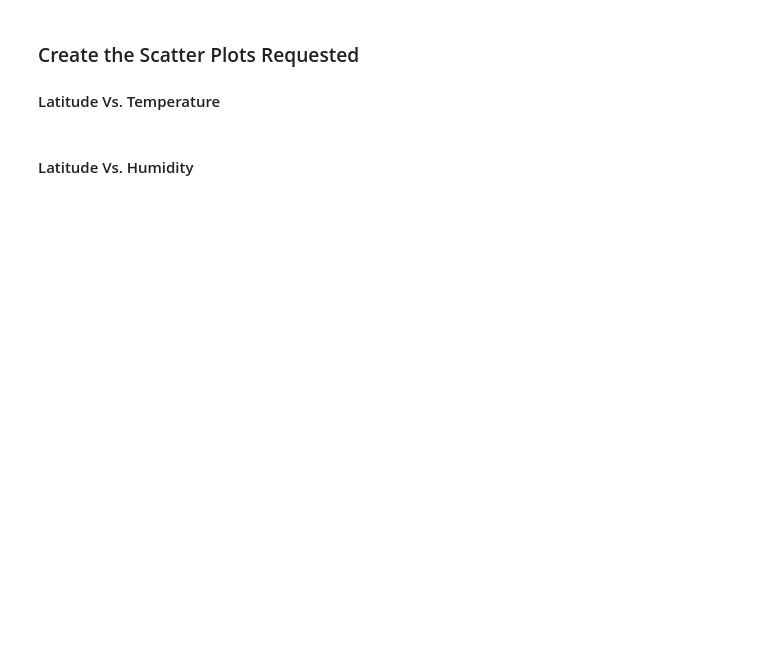
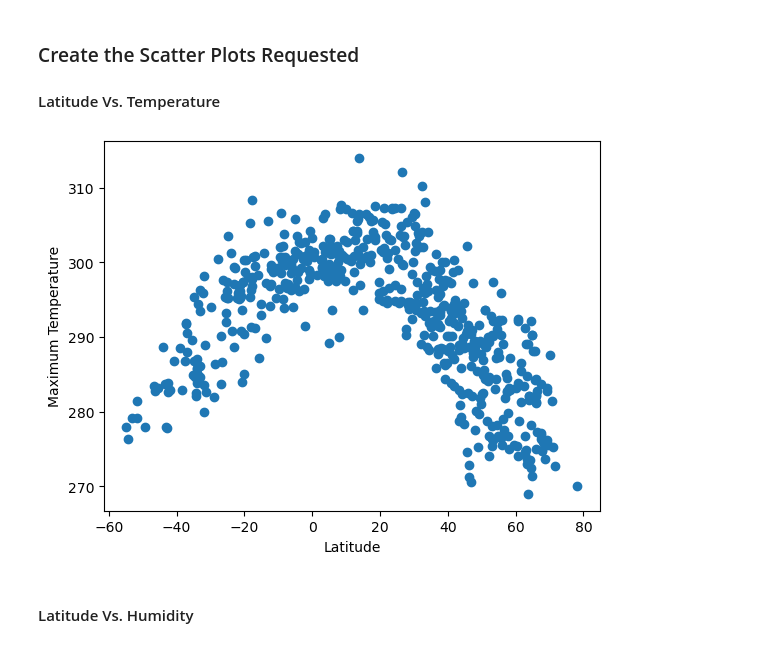
Before and after one commit to aglantzrbc/python-api-challenge, a Jupyter notebook: WeatherPy/WeatherPy.ipynb, the cells around one changed output. Cells and saved outputs as stored; diff of their text form; code cells hidden in the pictures; blank space fills up the shorter version.

```diff
--- a/WeatherPy/WeatherPy.ipynb
+++ b/WeatherPy/WeatherPy.ipynb
@@ -187,16 +193,21 @@ city_data_df.head()
 #### Latitude Vs. Temperature
 # %%
 # Build scatter plot for latitude vs. temperature
-# YOUR CODE HERE
+lat_all = city_data_df["Lat"]
+temp_all = city_data_df["Max Temp"]
+plt.scatter(lat_all, temp_all)
 
 # Incorporate the other graph properties
-# YOUR CODE HERE
+plt.xlabel("Latitude")
+plt.ylabel("Maximum Temperature")
 
 # Save the figure
 plt.savefig("output_data/Fig1.png")
 
 # Show plot
 plt.show()
+# %% [output]
+[figure, added]
 # %% [markdown]
 #### Latitude Vs. Humidity
 # %%
```
Also changed, not shown: parts of 9 cells of this notebook, 5 other files.
